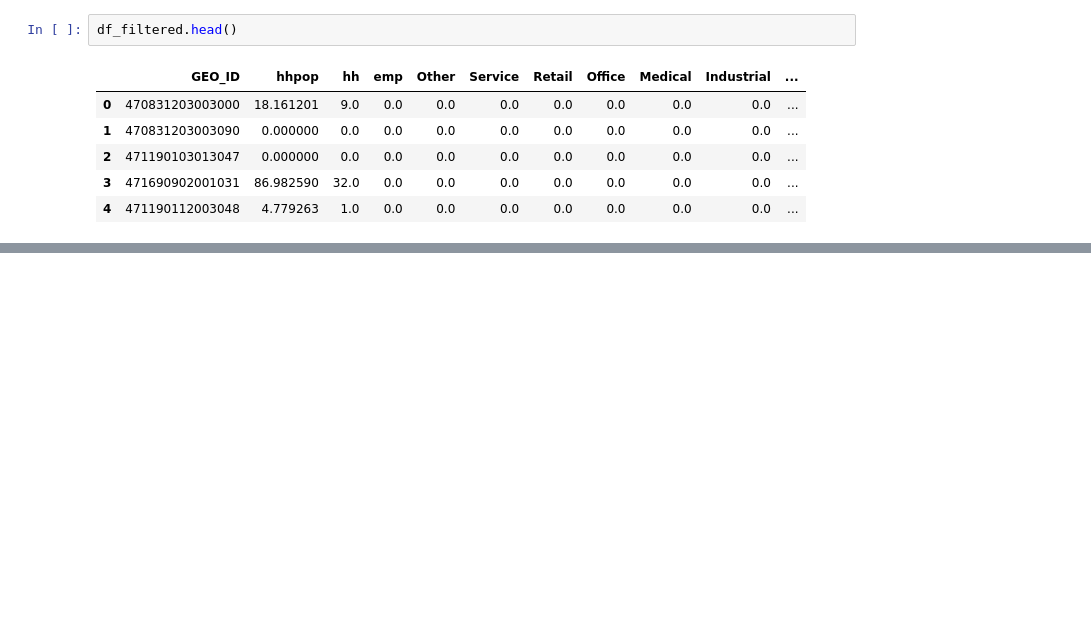
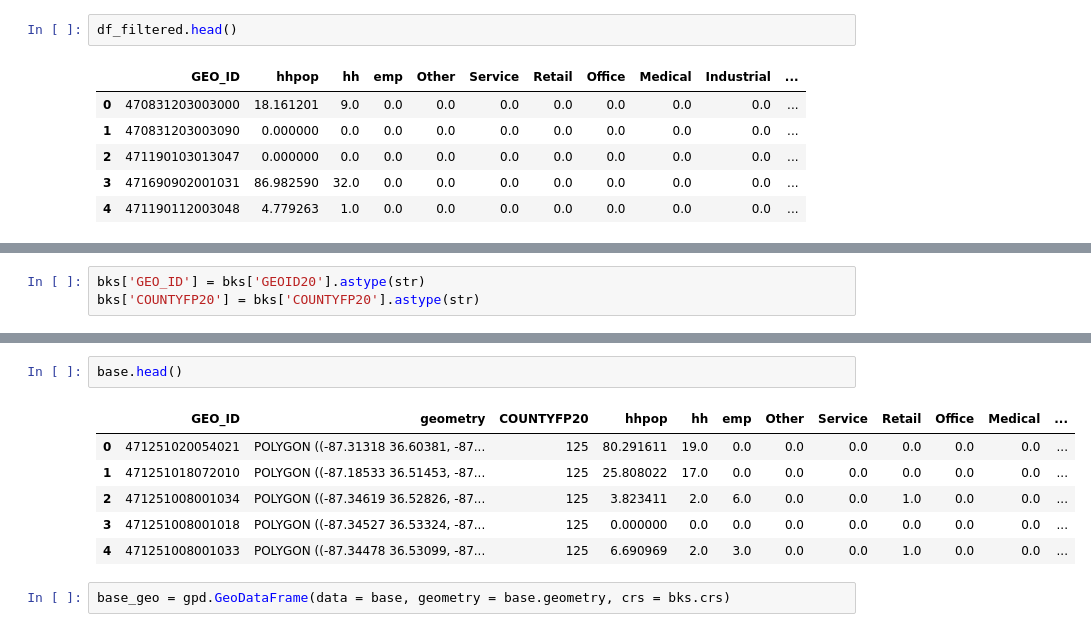
Before and after one commit to Greater-Nashville-Regional-Council/FCLUCS_Scenario_Planning, a Jupyter notebook: notebooks/TN_Base Year.ipynb, the cells around one changed output, grey strips where cells are left out. Saved outputs shown, nothing was run; the diff lists cells and outputs as text; blank space fills up the shorter version.

```diff
--- a/notebooks/TN_Base Year.ipynb
+++ b/notebooks/TN_Base Year.ipynb
@@ -43,0 +54,3 @@ df_filtered.head()
+# %%
+bks['GEO_ID'] = bks['GEOID20'].astype(str)
+bks['COUNTYFP20'] = bks['COUNTYFP20'].astype(str)
@@ -43,0 +96,11 @@ df_filtered.head()
+# %%
+base.head()
+# %% [output]
+|  | GEO_ID | geometry | COUNTYFP20 | hhpop | hh | emp | Other | Service | Retail | Office | Medical | ... |
+| 0 | 471251020054021 | POLYGON ((-87.31318 36.60381, -87... | 125 | 80.291611 | 19.0 | 0.0 | 0.0 | 0.0 | 0.0 | 0.0 | 0.0 | ... |
+| 1 | 471251018072010 | POLYGON ((-87.18533 36.51453, -87... | 125 | 25.808022 | 17.0 | 0.0 | 0.0 | 0.0 | 0.0 | 0.0 | 0.0 | ... |
+| 2 | 471251008001034 | POLYGON ((-87.34619 36.52826, -87... | 125 | 3.823411 | 2.0 | 6.0 | 0.0 | 0.0 | 1.0 | 0.0 | 0.0 | ... |
+| 3 | 471251008001018 | POLYGON ((-87.34527 36.53324, -87... | 125 | 0.000000 | 0.0 | 0.0 | 0.0 | 0.0 | 0.0 | 0.0 | 0.0 | ... |
+| 4 | 471251008001033 | POLYGON ((-87.34478 36.53099, -87... | 125 | 6.690969 | 2.0 | 3.0 | 0.0 | 0.0 | 1.0 | 0.0 | 0.0 | ... |
+# %%
+base_geo = gpd.GeoDataFrame(data = base, geometry = base.geometry, crs = bks.crs)
```
Also changed, not shown: parts of 10 cells of this notebook, 2 other files.
